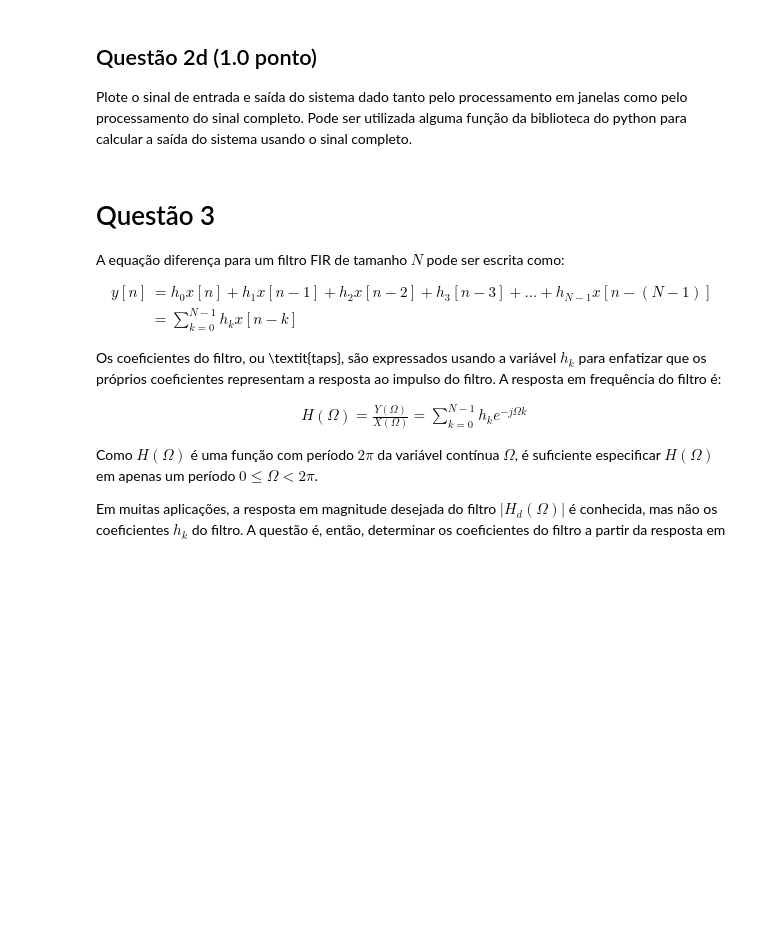
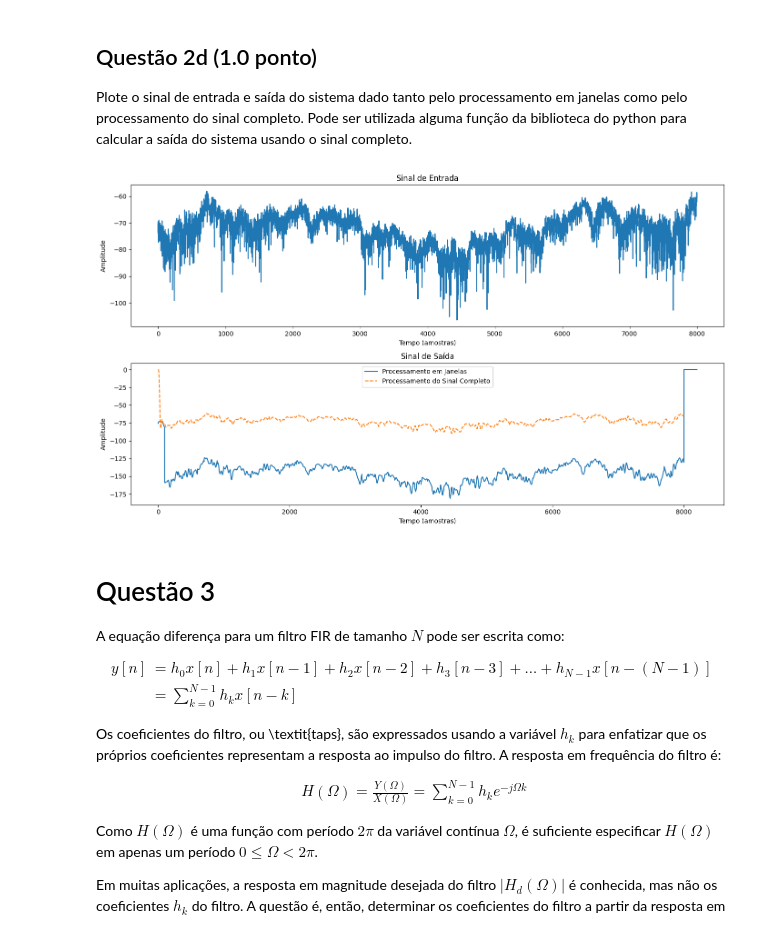
Before and after one commit to geraldotnf/sstd, a Jupyter notebook: Projeto_4/projeto4.ipynb, the cells around one changed output. Cells and saved outputs as stored; diff of their text form; code cells hidden in the pictures; blank space fills up the shorter version.

```diff
--- a/Projeto_4/projeto4.ipynb
+++ b/Projeto_4/projeto4.ipynb
@@ -100,3 +169,11 @@ sinal = np.loadtxt("potencia.txt")
+# %%
+def overlap_and_add(windows, hop_size):
+    output = np.zeros(((len(windows)-1)*hop_size + windows[0].size), dtype=complex)
+
+    for i, window in enumerate(windows):
+        output[i*hop_size : i*hop_size + window.size] += window
+
+    return output
 # %% [markdown]
 ## Questão 2d (1.0  ponto)
 
@@ -106,3 +181,42 @@ Plote o sinal de entrada e saída do sistema dado tanto pelo processamento em ja
+# %%
+from scipy.signal import lfilter
+
+fs = 200.0
+cutoff = 5.0
+window_size = 200
+hop_size = 100
+
+sinal = np.loadtxt('potencia.txt')
+
+windows = [sinal[i : i + window_size] for i in range(0, len(sinal), hop_size)]
+
+processed_windows = [process_window(window, fs, cutoff) for window in windows]
+
+output_signal_windowed = overlap_and_add(processed_windows, hop_size)
+nyq = 0.5 * fs
+normal_cutoff = cutoff / nyq
+b, a = butter(5, normal_cutoff, btype='low', analog=False)
+
+output_signal_full = lfilter(b, a, sinal)
+plt.figure(figsize=(14, 8))
+plt.subplot(2, 1, 1)
+plt.plot(sinal)
+plt.title("Sinal de Entrada")
+plt.xlabel('Tempo (amostras)')
+plt.ylabel('Amplitude')
+
+plt.subplot(2, 1, 2)
+plt.plot(output_signal_windowed, label='Processamento em Janelas')
+plt.plot(output_signal_full, label='Processamento do Sinal Completo', linestyle='dashed')
+plt.title("Sinal de Saída")
+plt.xlabel('Tempo (amostras)')
+plt.ylabel('Amplitude')
+plt.legend()
+
+plt.tight_layout()
+plt.show()
+# %% [output]
+[figure, added]
 # %% [markdown]
 # Questão 3
 
```
Also changed, not shown: parts of 9 cells of this notebook.
